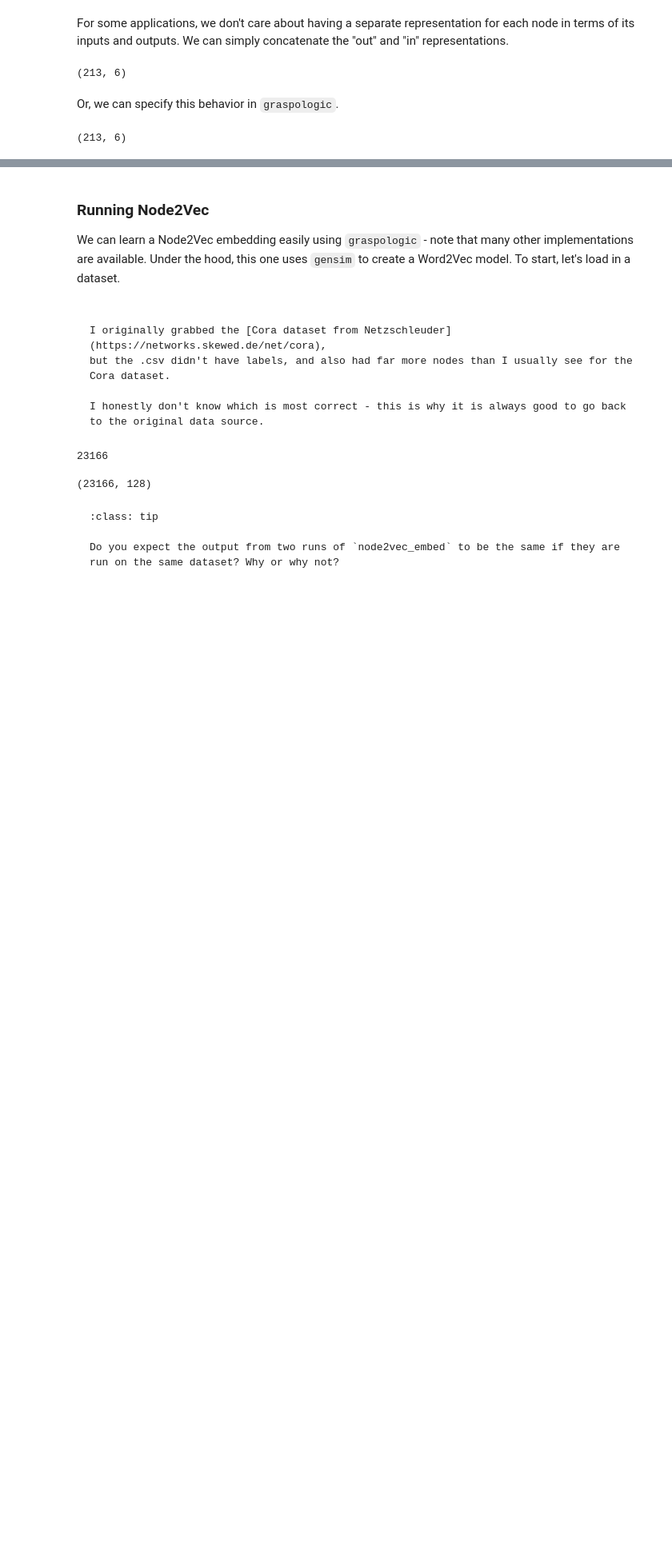
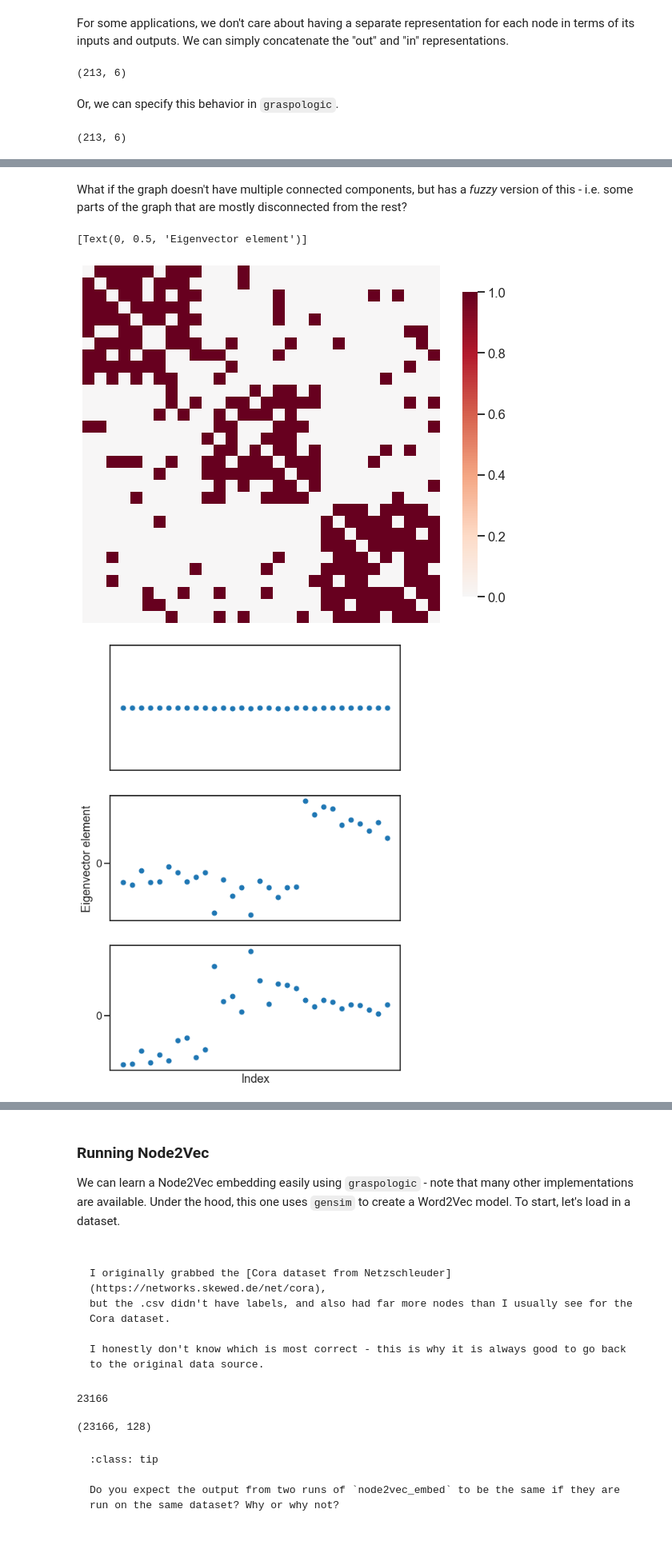
Before and after one commit to bdpedigo/networks-course, a Jupyter notebook: docs/embedding.ipynb, the cells around one changed output, grey strips where cells are left out. Shown at 80% size. Saved outputs shown, nothing was run; the diff lists cells and outputs as text; code cells hidden in the pictures; blank space fills up the shorter version.

```diff
--- a/docs/embedding.ipynb
+++ b/docs/embedding.ipynb
@@ -270,0 +327,23 @@ Z.shape
+# %% [markdown]
+What if the graph doesn't have multiple connected components, but has a *fuzzy* version
+of this - i.e. some parts of the graph that are mostly disconnected from the rest?
+# %%
+B = np.array([[0.8, 0.1, 0.1], [0.1, 0.8, 0.1], [0.1, 0.1, 0.8]])
+A = sbm([10, 10, 10], B)
+heatmap(A)
+degrees = np.sum(A, axis=0)
+D = np.diag(degrees)
+L = D - A
+evals, evecs = eig(L)
+
+fig, axs = plt.subplots(3, 1, figsize=(8, 12))
+for i in range(3):
+    ax = axs[i]
+    sns.scatterplot(y=evecs[:, i], x=np.arange(len(evecs[:, i])), ax=ax)
+    ax.set(xticks=[], yticks=[0])
+axs[-1].set(xlabel=("Index"))
+axs[1].set(ylabel=("Eigenvector element"))
+# %% [output]
+[Text(0, 0.5, 'Eigenvector element')]
+[figure, added]
+[figure, added]
```
Also changed, not shown: parts of 27 cells of this notebook, 3 other files.
